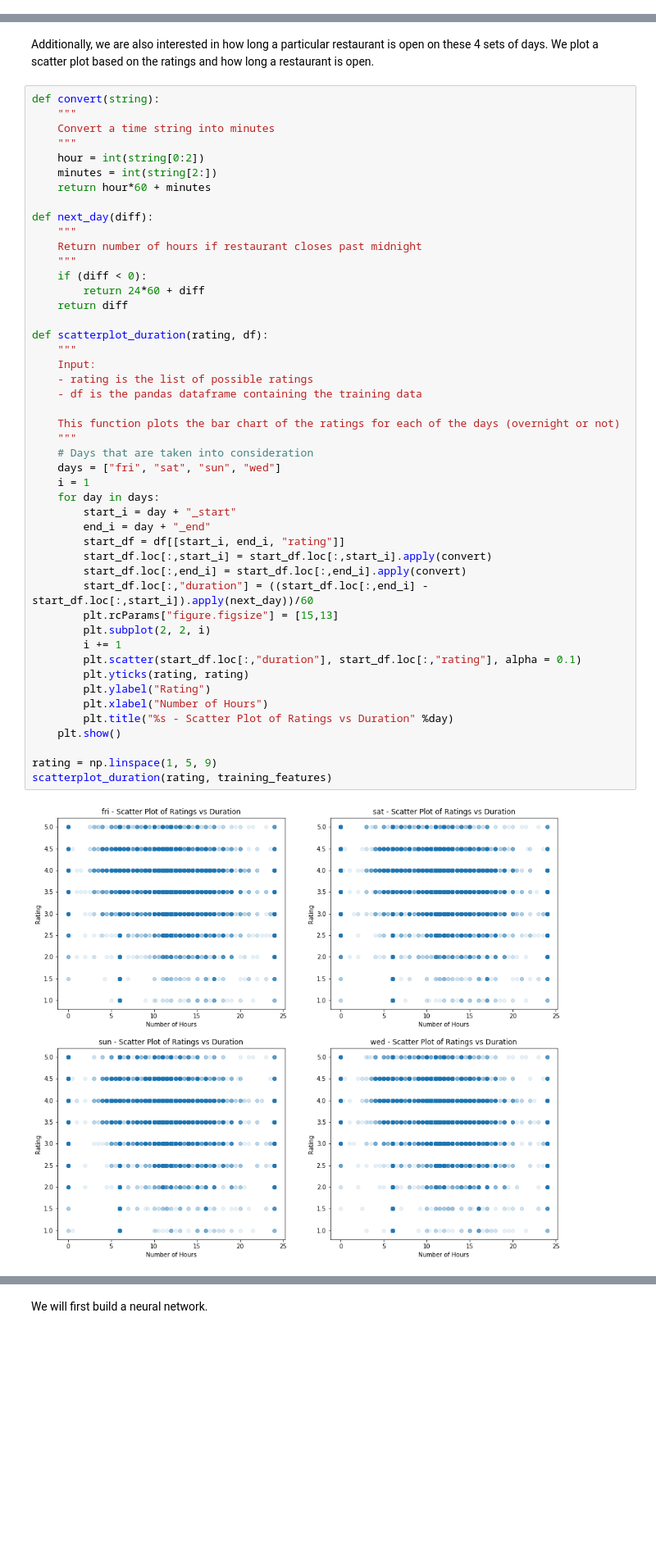
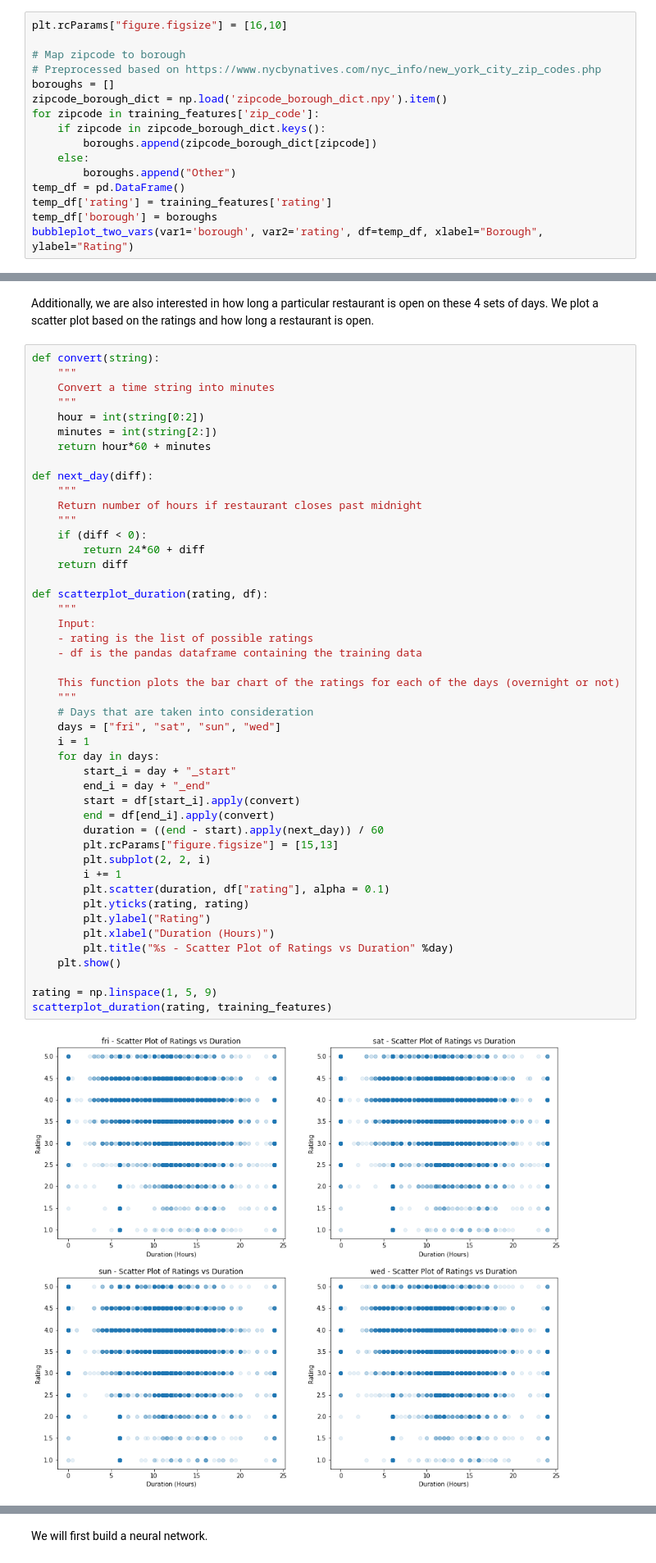
Before and after one commit to sandershihacker/yelp-rating-prediction, a Jupyter notebook: yelp_rating_prediction.ipynb, the cells around one changed output, grey strips where cells are left out. Shown at 82% size. Saved outputs shown, nothing was run; the diff lists cells and outputs as text; blank space fills up the shorter version.

```diff
--- a/yelp_rating_prediction.ipynb
+++ b/yelp_rating_prediction.ipynb
@@ -526,0 +538,16 @@ F_onewayResult(statistic=4.1414281192237263, pvalue=2.4296559251212313e-71)
+# %%
+plt.rcParams["figure.figsize"] = [16,10]
+
+# Map zipcode to borough
+# Preprocessed based on https://www.nycbynatives.com/nyc_info/new_york_city_zip_codes.php
+boroughs = []
+zipcode_borough_dict = np.load('zipcode_borough_dict.npy').item()
+for zipcode in training_features['zip_code']:
+    if zipcode in zipcode_borough_dict.keys():
+        boroughs.append(zipcode_borough_dict[zipcode])
+    else:
+        boroughs.append("Other")
+temp_df = pd.DataFrame()
+temp_df['rating'] = training_features['rating']
+temp_df['borough'] = boroughs
+bubbleplot_two_vars(var1='borough', var2='rating', df=temp_df, xlabel="Borough", ylabel="Rating")
@@ -642,37 +721,36 @@ def next_day(diff):
     """
     if (diff < 0):
         return 24*60 + diff
     return diff
 
 def scatterplot_duration(rating, df):
     """
     Input:
     - rating is the list of possible ratings
     - df is the pandas dataframe containing the training data
 
     This function plots the bar chart of the ratings for each of the days (overnight or not)
     """
     # Days that are taken into consideration
     days = ["fri", "sat", "sun", "wed"]
     i = 1
     for day in days:
         start_i = day + "_start"
         end_i = day + "_end"
-        start_df = df[[start_i, end_i, "rating"]]
-        start_df.loc[:,start_i] = start_df.loc[:,start_i].apply(convert)
-        start_df.loc[:,end_i] = start_df.loc[:,end_i].apply(convert)
-        start_df.loc[:,"duration"] = ((start_df.loc[:,end_i] - start_df.loc[:,start_i]).apply(next_day))/60
+        start = df[start_i].apply(convert)
+        end = df[end_i].apply(convert)
+        duration = ((end - start).apply(next_day)) / 60
         plt.rcParams["figure.figsize"] = [15,13]
         plt.subplot(2, 2, i)
         i += 1
-        plt.scatter(start_df.loc[:,"duration"], start_df.loc[:,"rating"], alpha = 0.1)
+        plt.scatter(duration, df["rating"], alpha = 0.1)
         plt.yticks(rating, rating)
         plt.ylabel("Rating")
-        plt.xlabel("Number of Hours")
+        plt.xlabel("Duration (Hours)")
         plt.title("%s - Scatter Plot of Ratings vs Duration" %day)
     plt.show()
 
 rating = np.linspace(1, 5, 9)
 scatterplot_duration(rating, training_features)
 # %% [output]
-[figure, old version]
+[figure, new version]
```
Also changed, not shown: parts of 32 cells of this notebook, 1 other file.
